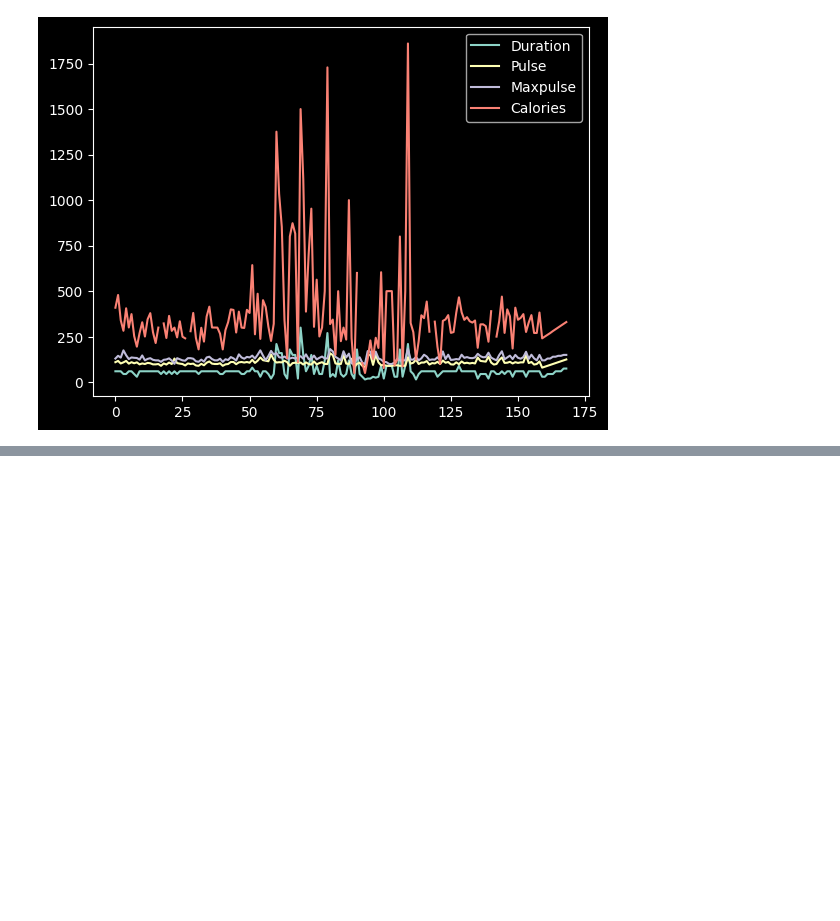
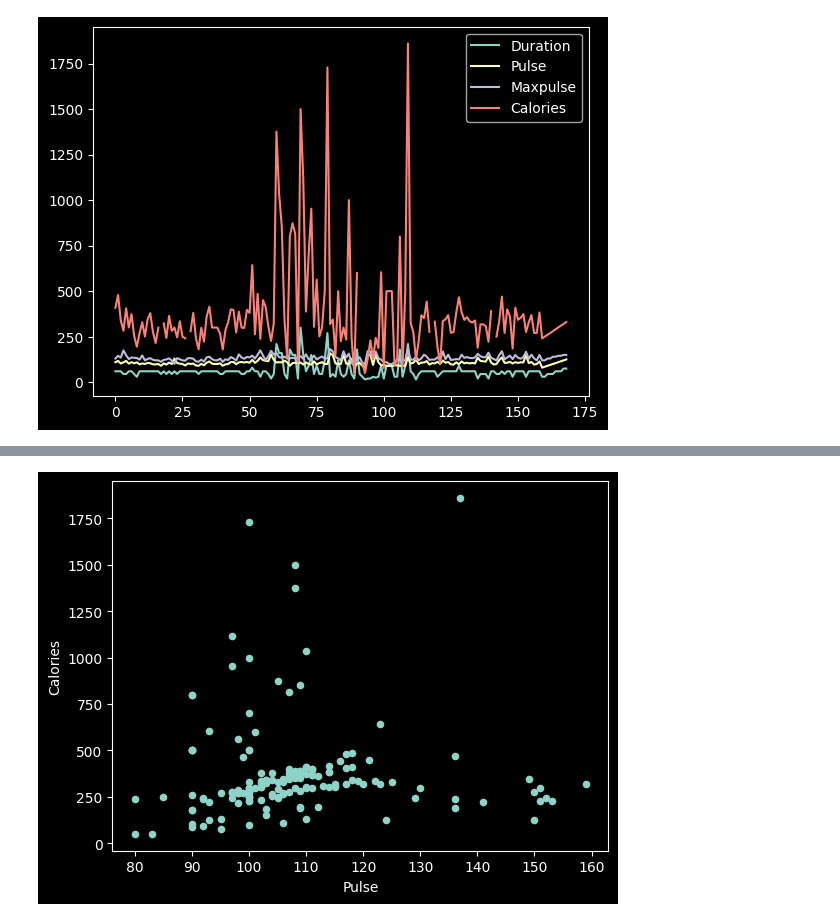
Before and after one commit to rajkonkret/BootCamp-11-10-2025-DATA, a Jupyter notebook: day25_7_03_2026/pandas_wykresy.ipynb, the cells around one changed output, grey strips where cells are left out. Saved outputs shown, nothing was run; the diff lists cells and outputs as text; code cells hidden in the pictures; blank space fills up the shorter version.

```diff
--- a/day25_7_03_2026/pandas_wykresy.ipynb
+++ b/day25_7_03_2026/pandas_wykresy.ipynb
@@ -14,0 +29,5 @@ plt.show()
+# %%
+df.plot(kind="scatter", x="Pulse", y="Calories")
+plt.show()
+# %% [output]
+[figure, added]
```
Also changed, not shown: parts of 4 cells of this notebook.
